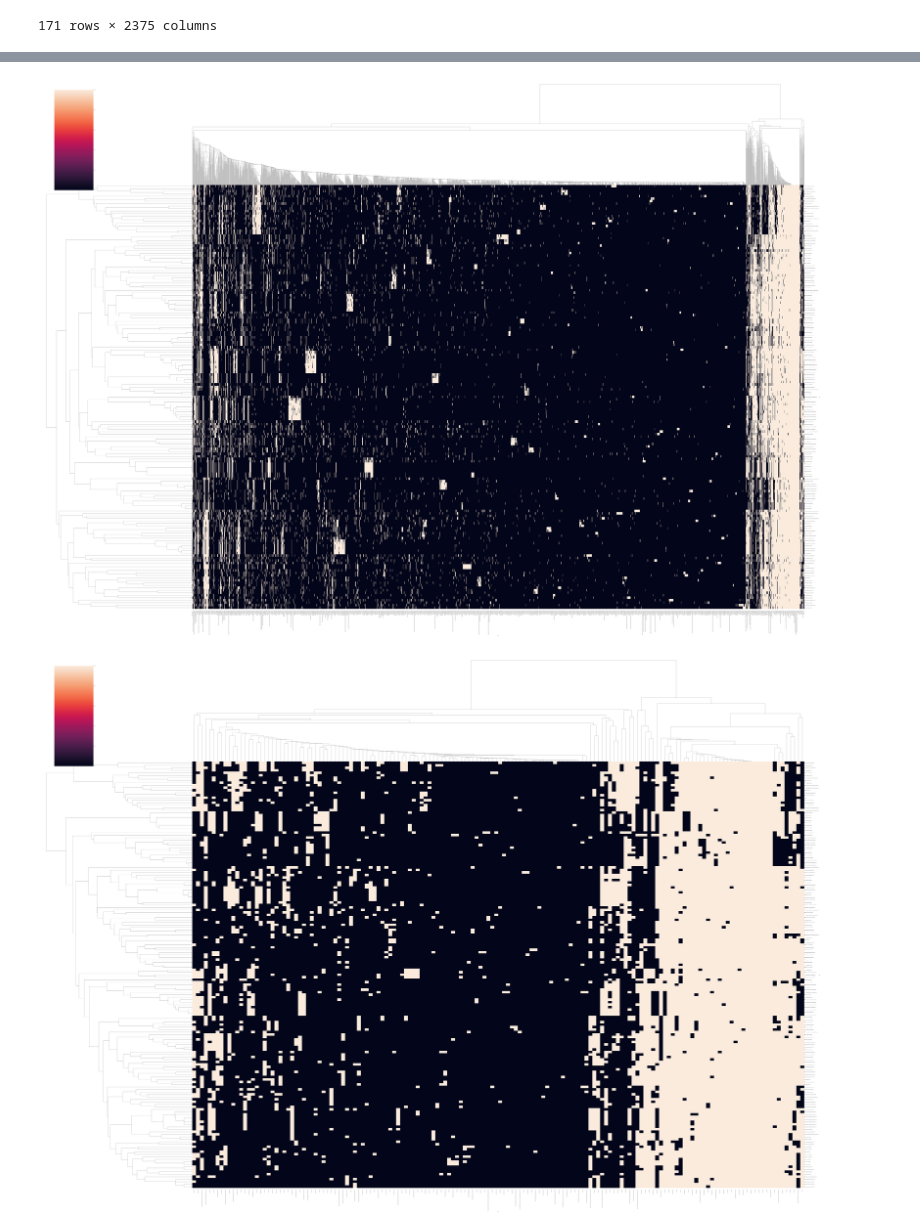
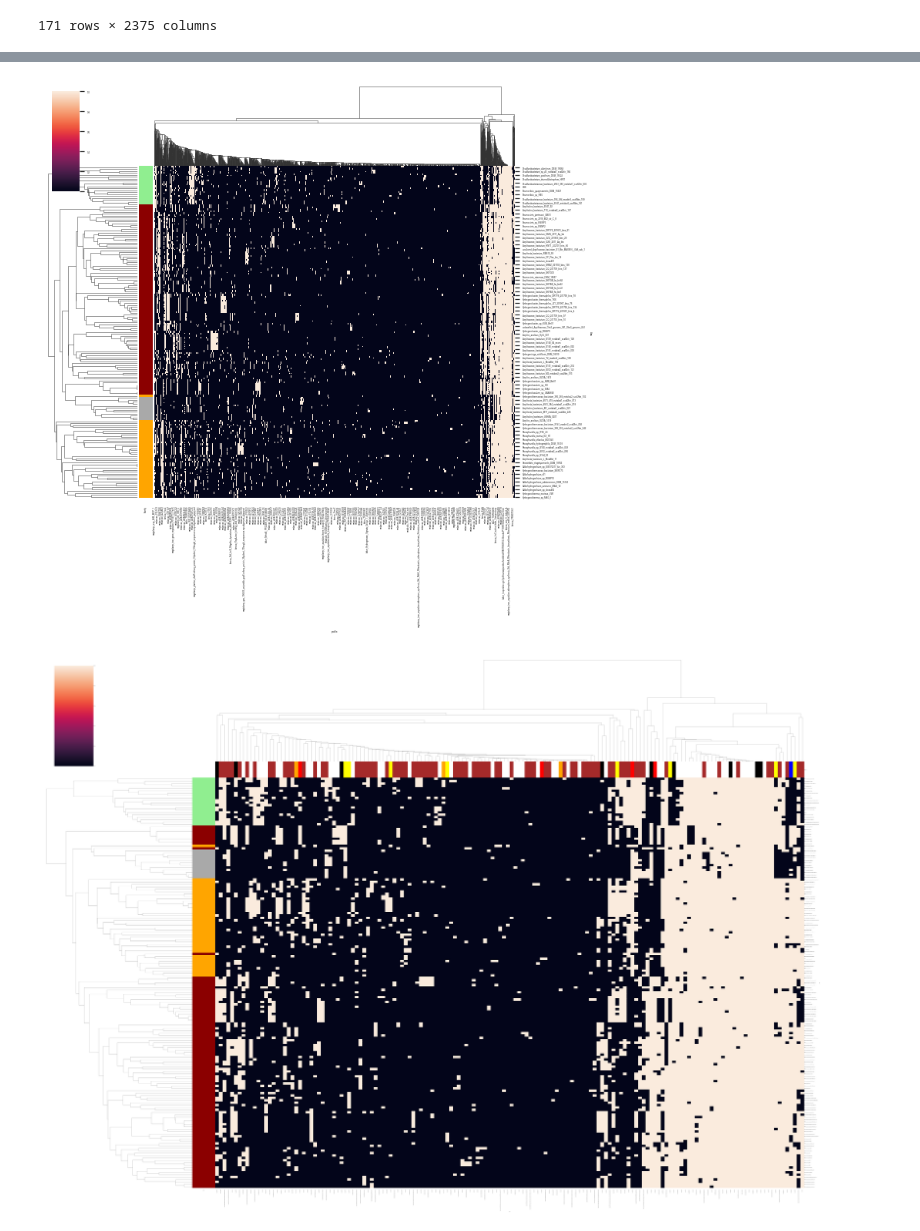
Before and after one commit to giovannellilab/faro-hmm, a Jupyter notebook: notebooks/Pipeline.ipynb, the cells around one changed output, grey strips where cells are left out. Drawn from its saved outputs; the diff is of its cells as text; code cells hidden in the pictures.

Commit message:
Add color by element cycle and family

```diff
--- a/notebooks/Pipeline.ipynb
+++ b/notebooks/Pipeline.ipynb
@@ -139,0 +177,19 @@ heat_df
+# %%
+tax_df = pd.read_csv(
+    os.path.join(
+        "../data/",
+        "Aquificota_gtdb_classification.csv"
+    )
+)
+tax_df["Genomes"] = tax_df["Genomes"].str.split("\\td__").str[0]
+tax_df["Family"] = tax_df["Family"].str.split("__").str[-1]
+tax_df["Family"] = tax_df["Family"].map({
+    "Aquificaceae": "darkred",
+    "Desulfurobacteriaceae": "lightgreen",
+    "DSM-5069": "darkgreen",
+    "Hydrogenothermaceae": "orange",
+    "QOAS01": "darkgrey",
+    "Thermotogaceae": "lime"
+})
+family_colors = tax_df.set_index("Genomes")["Family"]
+family_colors
@@ -147,19 +217,20 @@ sns.set(font_scale=0.25)
 # %%
 clustermap(
     data=heat_df,
     method="average",
     metric="hamming",
+    row_colors=pd.concat([family_colors], axis=1),
     figsize=(70, 50)
 )
 plt.savefig(
     os.path.join(
         DATA_DIR,
         "heatmap.svg"
     ),
     # dpi=600
 )
 # %% [output]
-[figure, old version]
+[figure, new version]
 # %%
 
 selected_models = ["barosa"]
@@ -174,6 +245,8 @@ clustermap(
     data=heat_df_selected,
     method="average",
     metric="hamming",
+    row_colors=family_colors,
+    col_colors=cycle_colors,
     figsize=(70, 50)
 )
 plt.savefig(
@@ -184,7 +257,7 @@ plt.savefig(
     # dpi=600
 )
 # %% [output]
-[figure, old version]
+[figure, new version]
 # %%
 # fig = dash_bio.Clustergram(
 #     data=heat_df,
```
Also changed, not shown: parts of 3 cells of this notebook.
